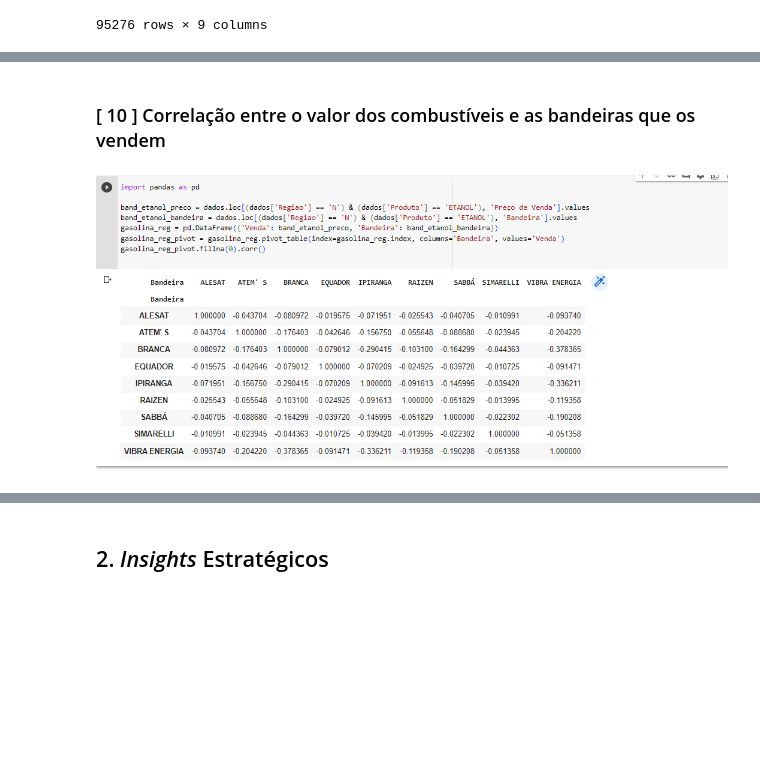
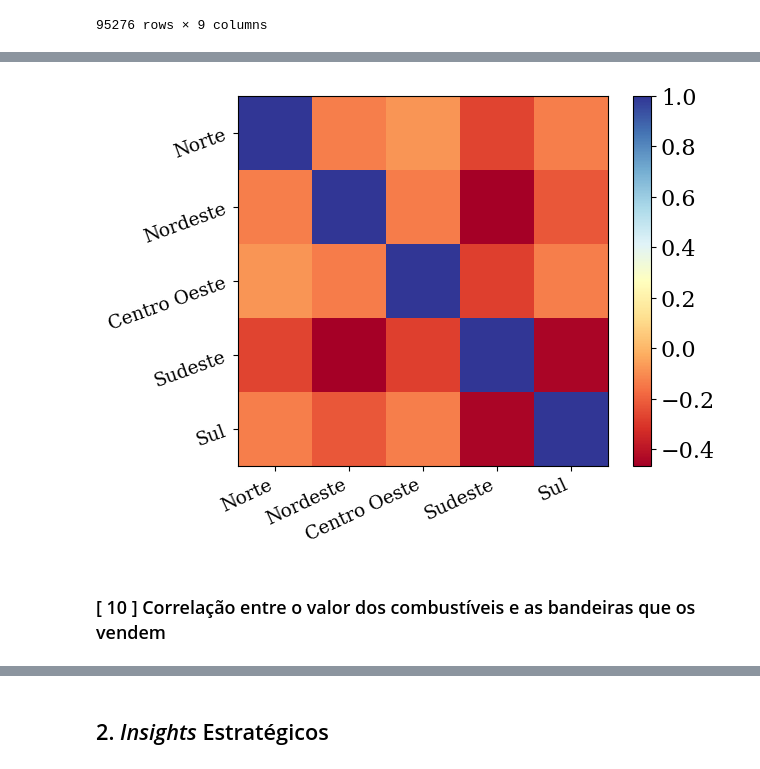
Before and after one commit to mouravitor313/Projeto-em-Grupo-Modulo-4, a Jupyter notebook: [M4]_Projeto_em_Grupo.ipynb, the cells around one changed output, grey strips where cells are left out. Saved outputs shown, nothing was run; the diff lists cells and outputs as text; code cells hidden in the pictures; blank space fills up the shorter version.

```diff
--- a/[M4]_Projeto_em_Grupo.ipynb
+++ b/[M4]_Projeto_em_Grupo.ipynb
@@ -513,0 +571,4 @@ gasolinaA_PorRegiao.fillna(0).corr()
+# %%
+#criando a matriz de correlação via .corr(), considerando os campos nulos como zeo via .fillna(0)
+corrGasolinaAD=gasolinaA_PorRegiao.fillna(0).corr()
+display(corrGasolinaAD)
@@ -514,2 +582,19 @@ gasolinaA_PorRegiao.fillna(0).corr()
+# %%
+#criando o gráfico de calor a partir da matriz de correlação anterior 'corrGasolinaAD'
+fig, ax = plt.subplots()
+heatmap = ax.imshow(corrGasolina, cmap='RdYlBu')
+#ajustando os eixos
+ax.set_xticks(np.arange(corrGasolinaAD.shape[1]))
+ax.set_yticks(np.arange(corrGasolinaAD.shape[0]))
+ax.set_xticklabels(corrGasolinaAD.columns)
+ax.set_yticklabels(corrGasolinaAD.columns)
+plt.yticks(rotation=20, fontsize='small', ha='right')
+plt.xticks(rotation=25, fontsize='small', ha='right')
+#adicionando barra de cores
+cbar = plt.colorbar(heatmap)
+#visualizando o gráfico
+plt.show()
+# %% [output]
+[figure, added]
 # %% [markdown]
 ### [ 10 ] Correlação entre o valor dos combustíveis e as bandeiras que os vendem
@@ -520,2 +600,0 @@ gasolinaA_PorRegiao.fillna(0).corr()
-# %% [markdown]
-![Image20230518110708.png](embedded-picture-1)
```
Also changed, not shown: parts of 92 cells of this notebook.
